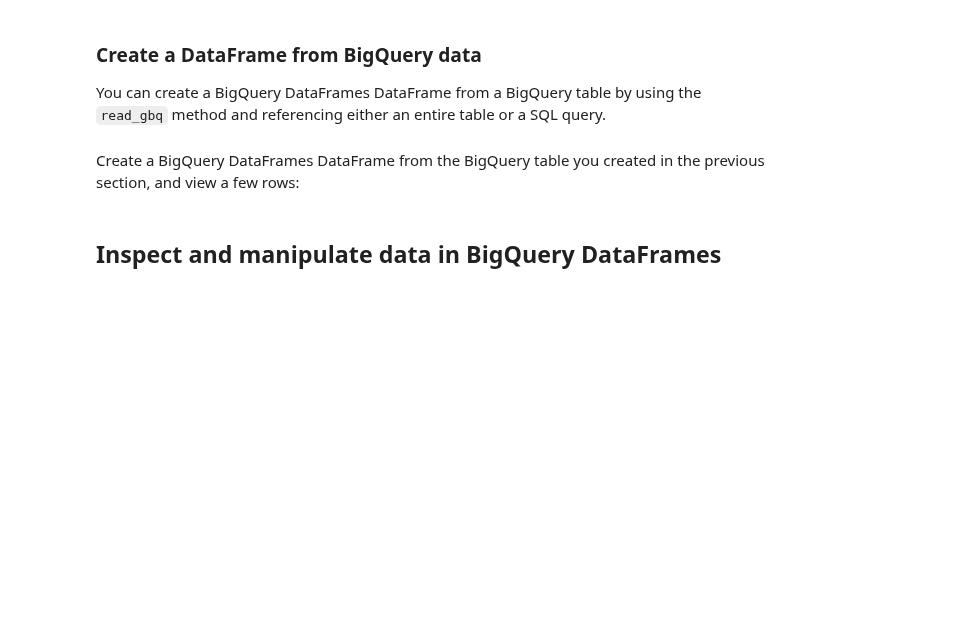
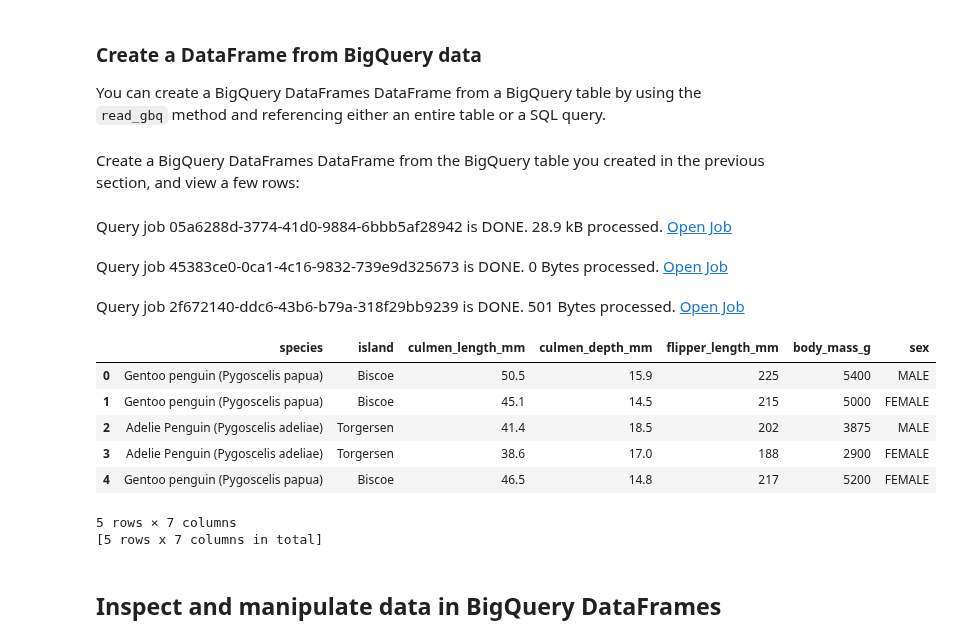
Before and after one commit to googleapis/python-bigquery-dataframes, a Jupyter notebook: notebooks/getting_started/getting_started_bq_dataframes.ipynb, the cells around one changed output. Drawn from its saved outputs; the diff is of its cells as text; code cells hidden in the pictures; blank space fills up the shorter version.

```diff
--- a/notebooks/getting_started/getting_started_bq_dataframes.ipynb
+++ b/notebooks/getting_started/getting_started_bq_dataframes.ipynb
@@ -171 +192,11 @@ bf.options.bigquery.location = REGION
+# %%
+# Note: The project option is not required in all environments.
+# On BigQuery Studio, the project ID is automatically detected.
+bpd.options.bigquery.project = PROJECT_ID
+
+# Note: The location option is not required.
+# It defaults to the location of the first table or query
+# passed to read_gbq(). For APIs where a location can't be
+# auto-detected, the location defaults to the "US" location.
+bpd.options.bigquery.location = REGION
 # %% [markdown]
@@ -284,8 +334,20 @@ You can create a BigQuery DataFrames DataFrame from a BigQuery table by using th
 Create a BigQuery DataFrames DataFrame from the BigQuery table you created in the previous section, and view a few rows:
 # %%
 query_or_table = f"""{PROJECT_ID}.{DATASET_ID}.penguins"""
-bq_df = bf.read_gbq(query_or_table)
+bq_df = bpd.read_gbq(query_or_table)
 bq_df.head()
+# %% [output]
+Query job 05a6288d-3774-41d0-9884-6bbb5af28942 is DONE. 28.9 kB processed. Open Job
+Query job 45383ce0-0ca1-4c16-9832-739e9d325673 is DONE. 0 Bytes processed. Open Job
+Query job 2f672140-ddc6-43b6-b79a-318f29bb9239 is DONE. 501 Bytes processed. Open Job
+|  | species | island | culmen_length_mm | culmen_depth_mm | flipper_length_mm | body_mass_g | sex |
+| 0 | Gentoo penguin (Pygoscelis papua) | Biscoe | 50.5 | 15.9 | 225 | 5400 | MALE |
+| 1 | Gentoo penguin (Pygoscelis papua) | Biscoe | 45.1 | 14.5 | 215 | 5000 | FEMALE |
+| 2 | Adelie Penguin (Pygoscelis adeliae) | Torgersen | 41.4 | 18.5 | 202 | 3875 | MALE |
+| 3 | Adelie Penguin (Pygoscelis adeliae) | Torgersen | 38.6 | 17.0 | 188 | 2900 | FEMALE |
+| 4 | Gentoo penguin (Pygoscelis papua) | Biscoe | 46.5 | 14.8 | 217 | 5200 | FEMALE |
+5 rows × 7 columns
+[5 rows x 7 columns in total]
 # %% [markdown]
 ## Inspect and manipulate data in BigQuery DataFrames
 # %% [markdown]
```
Also changed, not shown: parts of 16 cells of this notebook, 8 other files.
